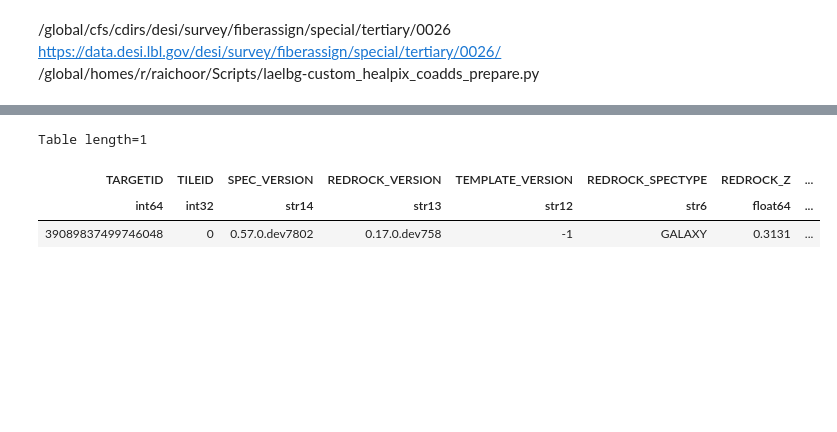
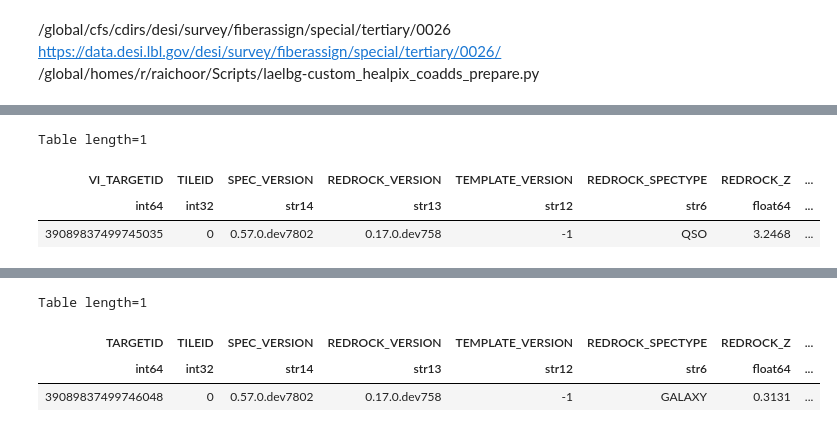
Before and after one commit to moustakas/fastspecfit-projects, a Jupyter notebook: laelbg-templates/lae-templates-tertiary26.ipynb, the cells around one changed output, grey strips where cells are left out. Saved outputs shown, nothing was run; the diff lists cells and outputs as text; code cells hidden in the pictures; blank space fills up the shorter version.

```diff
--- a/laelbg-templates/lae-templates-tertiary26.ipynb
+++ b/laelbg-templates/lae-templates-tertiary26.ipynb
@@ -32,0 +67,9 @@ figdir = os.getenv('HOME')+'/research/talks/2023/23jul18-laelbg'
+# %%
+vifile = os.path.join(fastdir, 'VI_dey_Subaru.fits.gz')
+vi = Table(fitsio.read(vifile))
+vi[(vi['VI_Z'] == 0.0) * (vi['VI_QUALITY'] >= 3)]
+# %% [output]
+Table length=1
+| VI_TARGETID | TILEID | SPEC_VERSION | REDROCK_VERSION | TEMPLATE_VERSION | REDROCK_SPECTYPE | REDROCK_Z | ... |
+| int64 | int32 | str14 | str13 | str12 | str6 | float64 | ... |
+| 39089837499745035 | 0 | 0.57.0.dev7802 | 0.17.0.dev758 | -1 | QSO | 3.2468 | ... |
```
Also changed, not shown: parts of 6 cells of this notebook, 1 other file.
